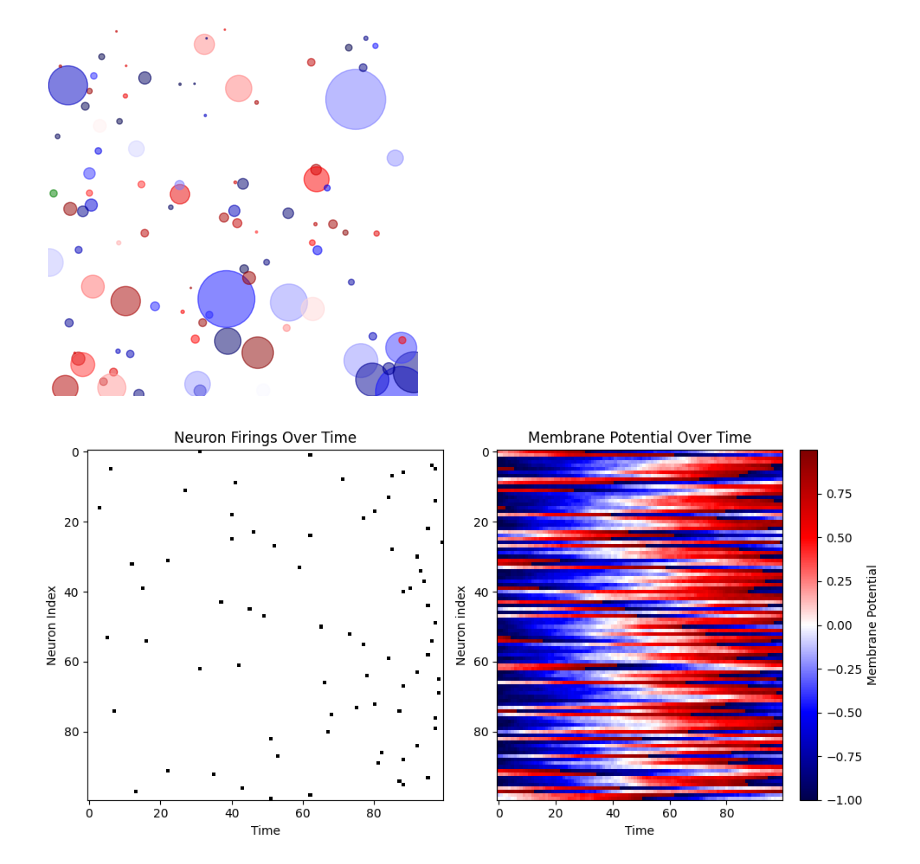
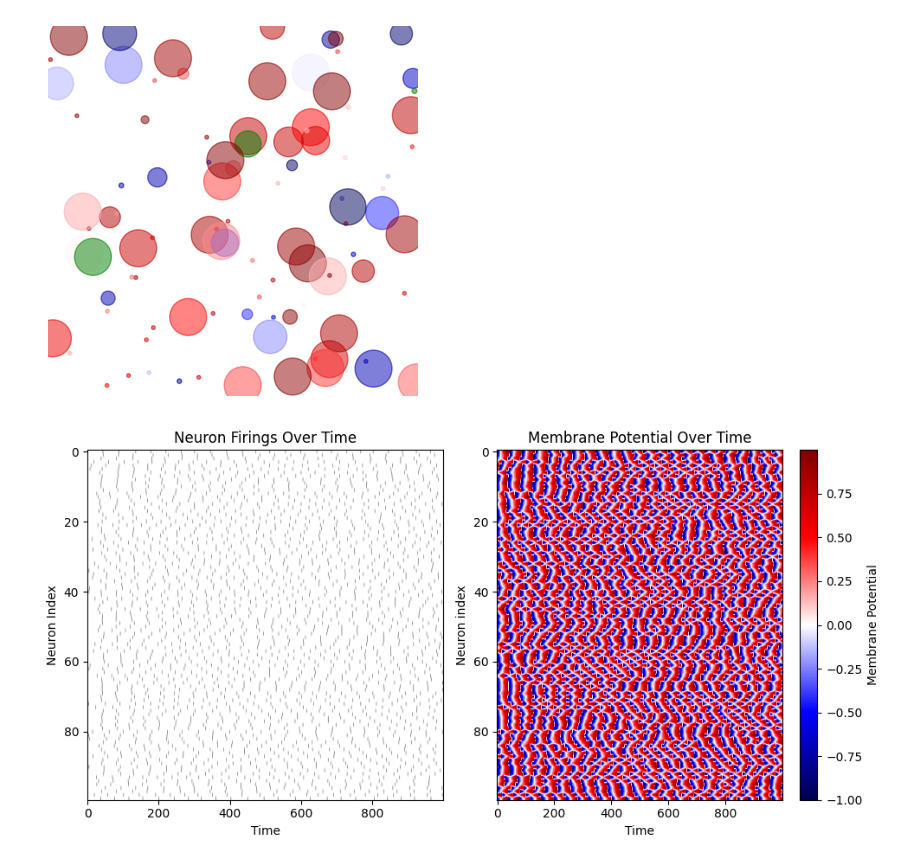
Before and after one commit to apdill/RNN, a Jupyter notebook: testfinal2.ipynb, the cells around one changed output. Drawn from its saved outputs; the diff is of its cells as text; code cells hidden in the pictures.

```diff
--- a/testfinal2.ipynb
+++ b/testfinal2.ipynb
@@ -17,9 +17,6 @@ class Neuron:
         self.nspikes = int(self.spiking)
         if self.spiking: self.potential = reset_potential
 
-    def update_neuron_potential(self, new_potential):
-        self.potential = new_potential
-
     def determine_neuron_color(self):
             if self.spiking:
                 color = 'green'
@@ -192,9 +186,10 @@ class Network:
 # %%
-network = Network(N=5)
+#Example usage
+
+network = Network(N=100)
 network.init_neurons()
-#network.draw()
-spiking_activity, V_list = network.simulate(iterations = 10, input_noise=50)
+spiking_activity, V_list = network.simulate(iterations = 1000, spike_input=0.25, input_noise=0.1, leak=0.02)
 network.plot_activity(spiking_activity, V_list)
 # %% [output]
-[figure, old version]
+[figure, new version]
-[figure, old version]
+[figure, new version]
```
Also changed, not shown: parts of 1 cell of this notebook, 1 other file.
